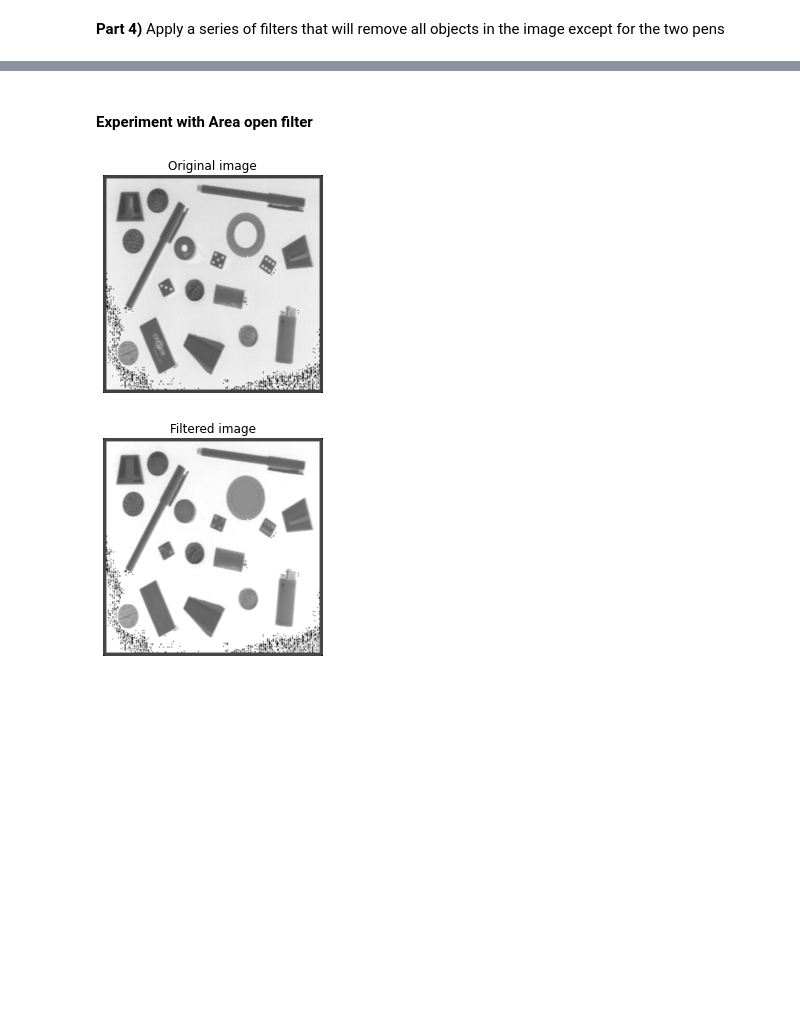
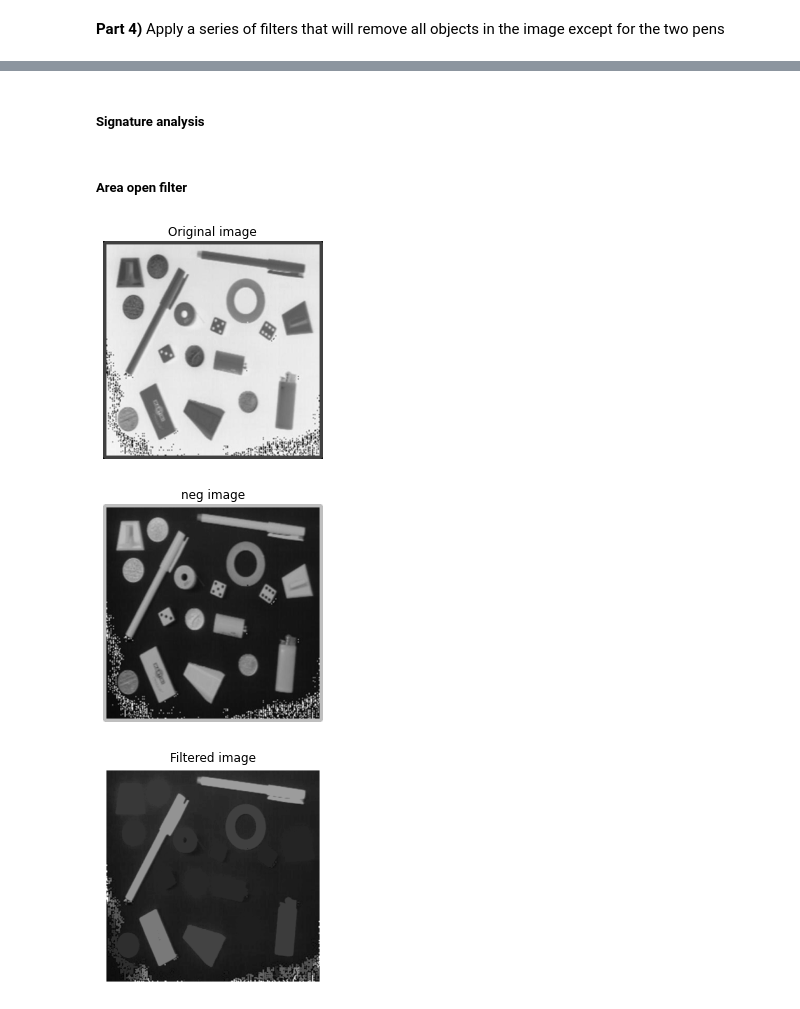
Before and after one commit to al-alamin/ENSF619.2_ImageAnalysis, a Jupyter notebook: Assignment_1/619_assignment_01_shared.ipynb, the cells around one changed output, grey strips where cells are left out. Saved outputs shown, nothing was run; the diff lists cells and outputs as text; code cells hidden in the pictures; blank space fills up the shorter version.

```diff
--- a/Assignment_1/619_assignment_01_shared.ipynb
+++ b/Assignment_1/619_assignment_01_shared.ipynb
@@ -266,9 +260,9 @@ two pens
 Bc = np.zeros((3,3), dtype = bool)
 Bc[1,:] = True
 Bc[:,1] = True
-
+print(Bc)
 # Loading the image.
 # Make sure the image you read is either uint8 or uint16
-img = np.asarray(Image.open("/content/ENSF619.2/Assignment01/Images/objects.png").convert("L"))
-print(img.shape)
+img_org = np.asarray(Image.open("/content/ENSF619.2/Assignment01/Images/objects.png").convert("L"))
+print(img_org.shape)
 # %% [output]
@@ -291,0 +289,2 @@ show_image(img_filtered, "Filtered image")
+# %% [markdown]
+##### Signature analysis
@@ -292,9 +344,12 @@ show_image(img_filtered, "Filtered image")
 # %% [markdown]
-#### Experiment with Area open filter
+##### Area open filter
 # %%
 show_image(img, "Original image")
-img_filtered = apply_area_open_filter(img, Bc, area=50000)
+img_neg = get_negative_img(img_org)
+show_image(img_neg, "neg image")
+img_filtered = apply_area_open_filter(img_neg, Bc, area=3000)
 show_image(img_filtered, "Filtered image")
 # %% [output]
 [figure]
-[figure, old version]
+[figure, new version]
+[figure, added]
```
Also changed, not shown: parts of 15 cells of this notebook.
